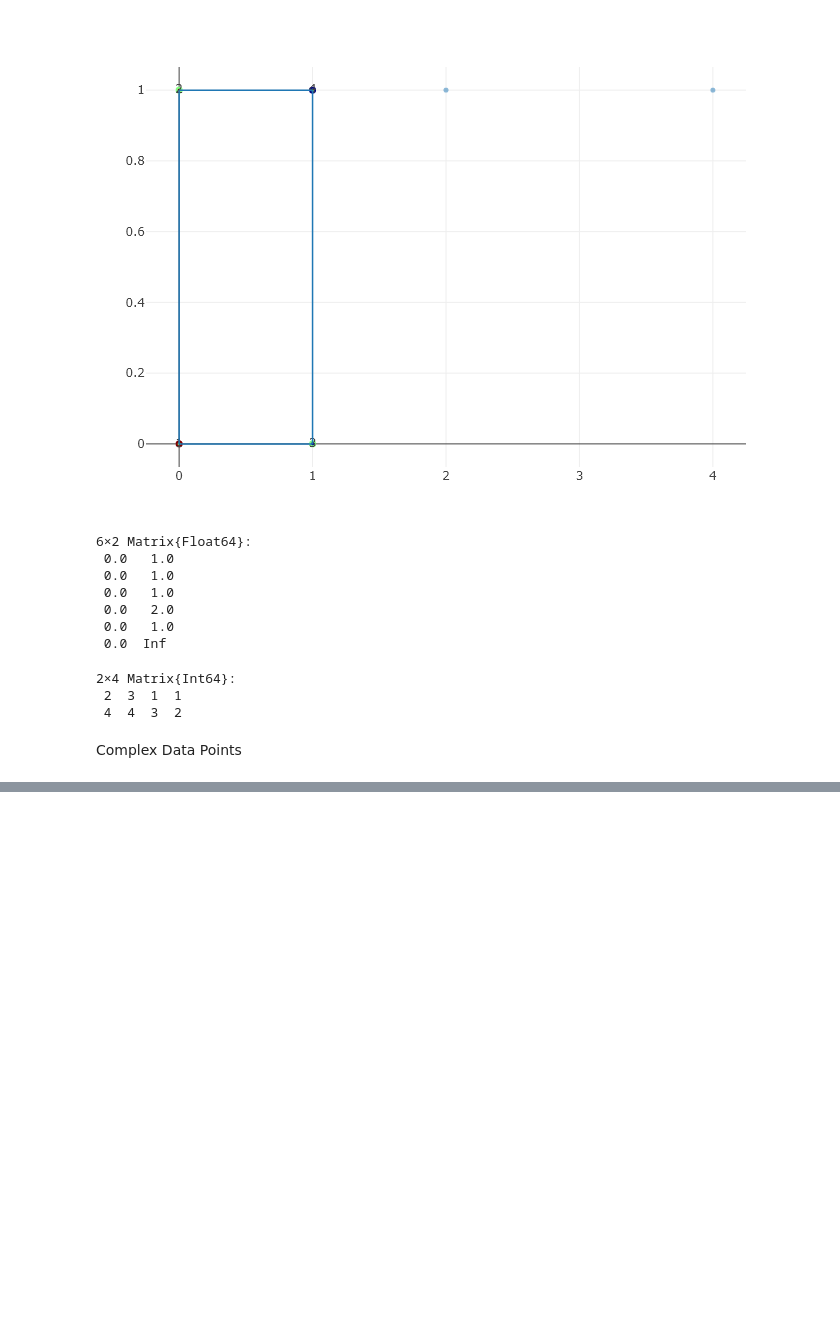
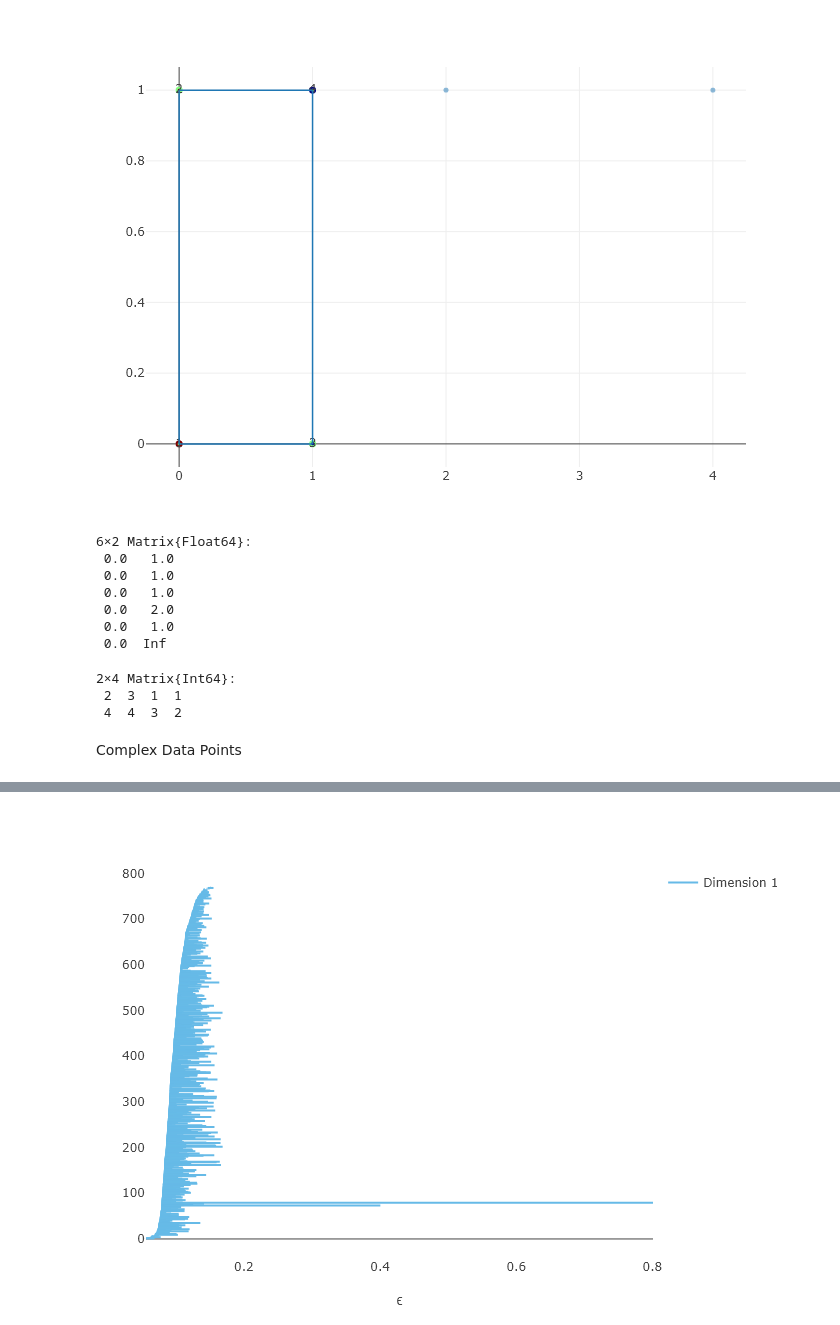
Before and after one commit to Jevi-Waugh/PH-AML, a Jupyter notebook: notebooks/features.ipynb, the cells around one changed output, grey strips where cells are left out. Saved outputs shown, nothing was run; the diff lists cells and outputs as text; code cells hidden in the pictures; blank space fills up the shorter version.

```diff
--- a/notebooks/features.ipynb
+++ b/notebooks/features.ipynb
@@ -118,0 +179,2 @@ plotclassrep_pjs(PH,dim=2, class=1)
+# %%
+PH = eirene(p_homology, maxdim=1, maxrad=0.5, model="pc")
@@ -118,0 +195,4 @@ plotclassrep_pjs(PH,dim=2, class=1)
+# %%
+plotbarcode_pjs(PH, dim=1)
+# %% [output]
+[figure, added]
```
Also changed, not shown: parts of 17 cells of this notebook.
